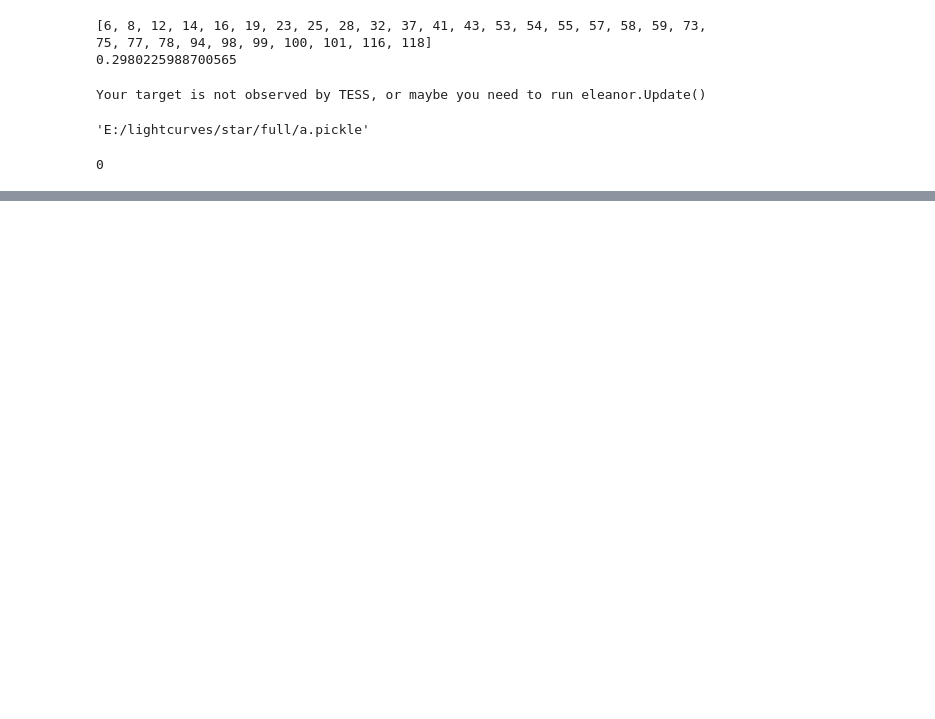
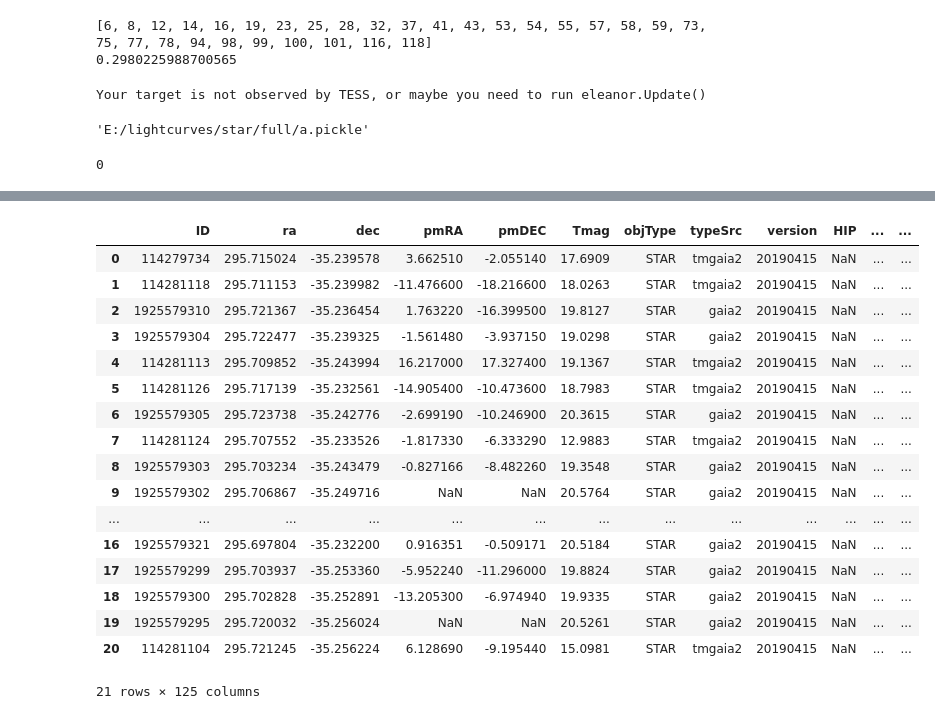
Before and after one commit to AlexanderEvitt/QuasVar, a Jupyter notebook: processing/generate_lightcurve.ipynb, the cells around one changed output, grey strips where cells are left out. Cells and saved outputs as stored; diff of their text form; code cells hidden in the pictures; blank space fills up the shorter version.

```diff
--- a/processing/generate_lightcurve.ipynb
+++ b/processing/generate_lightcurve.ipynb
@@ -194,0 +209,21 @@ vis.plot_gaia_overlay(magnitude_limit=mag-0.05)
+# %%
+catalog_data
+# %% [output]
+|  | ID | ra | dec | pmRA | pmDEC | Tmag | objType | typeSrc | version | HIP | ... | ... |
+| 0 | 114279734 | 295.715024 | -35.239578 | 3.662510 | -2.055140 | 17.6909 | STAR | tmgaia2 | 20190415 | NaN | ... | ... |
+| 1 | 114281118 | 295.711153 | -35.239982 | -11.476600 | -18.216600 | 18.0263 | STAR | tmgaia2 | 20190415 | NaN | ... | ... |
+| 2 | 1925579310 | 295.721367 | -35.236454 | 1.763220 | -16.399500 | 19.8127 | STAR | gaia2 | 20190415 | NaN | ... | ... |
+| 3 | 1925579304 | 295.722477 | -35.239325 | -1.561480 | -3.937150 | 19.0298 | STAR | gaia2 | 20190415 | NaN | ... | ... |
+| 4 | 114281113 | 295.709852 | -35.243994 | 16.217000 | 17.327400 | 19.1367 | STAR | tmgaia2 | 20190415 | NaN | ... | ... |
+| 5 | 114281126 | 295.717139 | -35.232561 | -14.905400 | -10.473600 | 18.7983 | STAR | tmgaia2 | 20190415 | NaN | ... | ... |
+| 6 | 1925579305 | 295.723738 | -35.242776 | -2.699190 | -10.246900 | 20.3615 | STAR | gaia2 | 20190415 | NaN | ... | ... |
+| 7 | 114281124 | 295.707552 | -35.233526 | -1.817330 | -6.333290 | 12.9883 | STAR | tmgaia2 | 20190415 | NaN | ... | ... |
+| 8 | 1925579303 | 295.703234 | -35.243479 | -0.827166 | -8.482260 | 19.3548 | STAR | gaia2 | 20190415 | NaN | ... | ... |
+| 9 | 1925579302 | 295.706867 | -35.249716 | NaN | NaN | 20.5764 | STAR | gaia2 | 20190415 | NaN | ... | ... |
+| ... | ... | ... | ... | ... | ... | ... | ... | ... | ... | ... | ... | ... |
+| 16 | 1925579321 | 295.697804 | -35.232200 | 0.916351 | -0.509171 | 20.5184 | STAR | gaia2 | 20190415 | NaN | ... | ... |
+| 17 | 1925579299 | 295.703937 | -35.253360 | -5.952240 | -11.296000 | 19.8824 | STAR | gaia2 | 20190415 | NaN | ... | ... |
+| 18 | 1925579300 | 295.702828 | -35.252891 | -13.205300 | -6.974940 | 19.9335 | STAR | gaia2 | 20190415 | NaN | ... | ... |
+| 19 | 1925579295 | 295.720032 | -35.256024 | NaN | NaN | 20.5261 | STAR | gaia2 | 20190415 | NaN | ... | ... |
+| 20 | 114281104 | 295.721245 | -35.256224 | 6.128690 | -9.195440 | 15.0981 | STAR | tmgaia2 | 20190415 | NaN | ... | ... |
+21 rows × 125 columns
```
Also changed, not shown: parts of 7 cells of this notebook, 11 other files.
